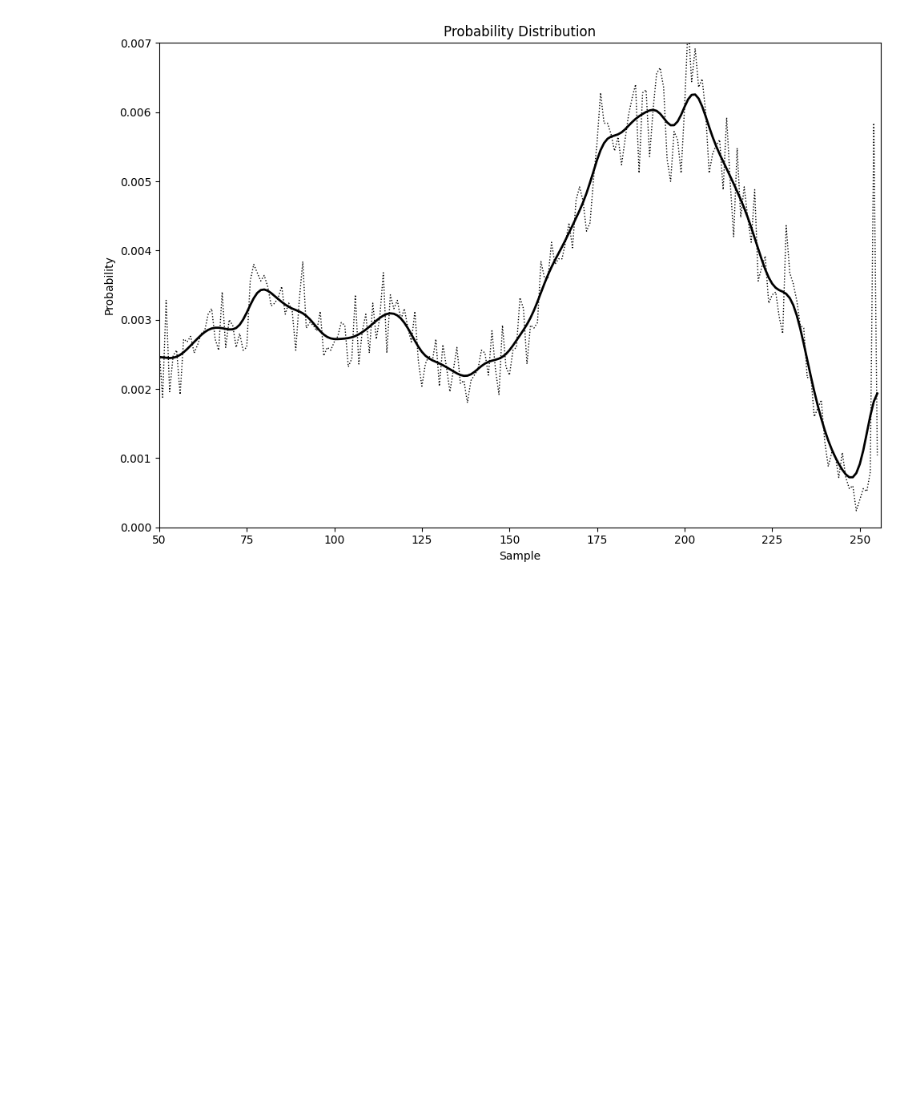
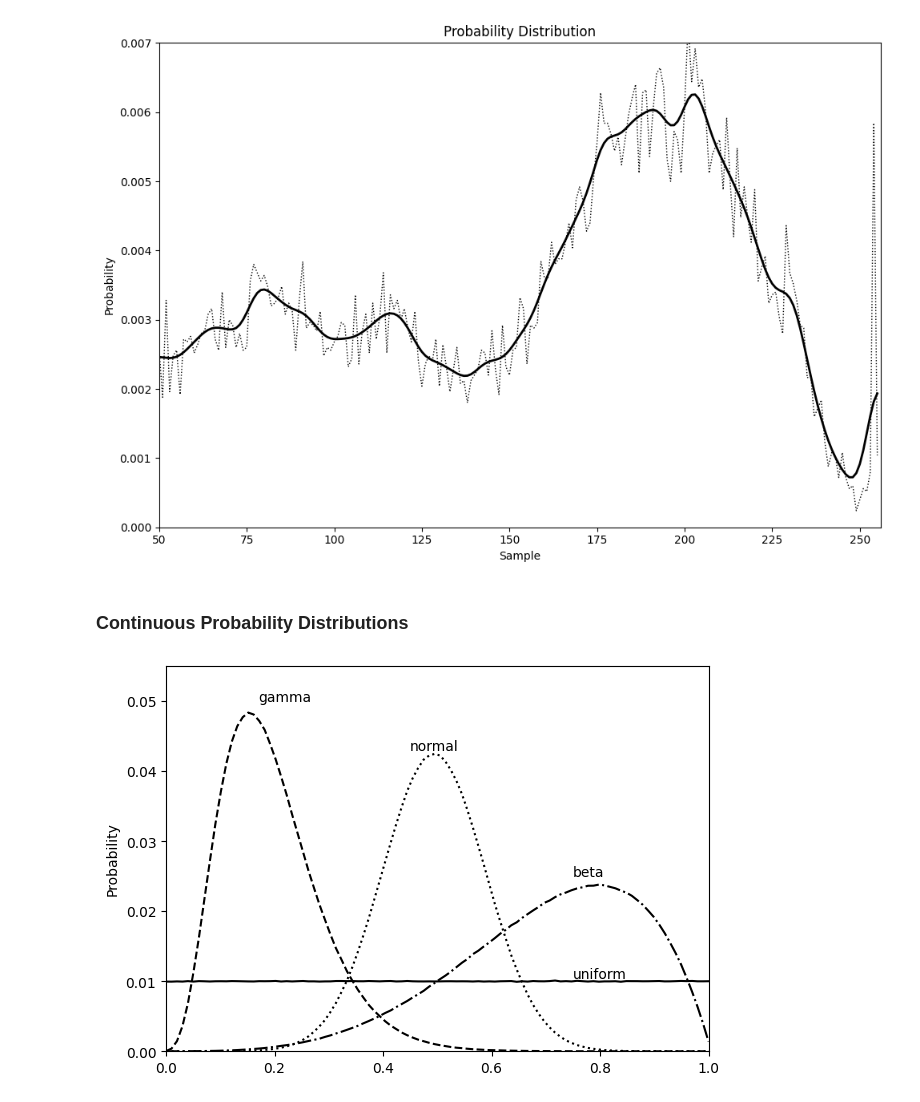
Before and after one commit to Hovohoangduy/math-for-deep-learning-by-ronaldT, a Jupyter notebook: chapter_3_more_probability.ipynb, the cells around one changed output. Cells and saved outputs as stored; diff of their text form; code cells hidden in the pictures; blank space fills up the shorter version.

```diff
--- a/chapter_3_more_probability.ipynb
+++ b/chapter_3_more_probability.ipynb
@@ -110,3 +133,54 @@ plt.tight_layout()
 plt.show()
 # %% [output]
 [figure]
+# %% [markdown]
+### Continuous Probability Distributions
+# %%
+import numpy as np
+import matplotlib.pyplot as plt
+
+N = 10000000
+B = 100
+
+t = np.random.random(N)
+u = np.histogram(t, bins=B)[0]
+u = u / u.sum()
+
+t = np.random.normal(0, 1, size=N)
+n = np.histogram(t, bins=B)[0]
+n = n / n.sum()
+
+t = np.random.gamma(5.0, size=N)
+g = np.histogram(t, bins=B)[0]
+g = g / g.sum()
+
+t = np.random.beta(5, 2, size=N)
+b = np.histogram(t, bins=B)[0]
+b = b / b.sum()
+
+# plot
+x = np.linspace(0, 1, 100)
+uniform = u
+normal = n
+gamma = g
+beta = b
+
+plt.figure(figsize=(7,5))
+
+plt.plot(x, uniform, linestyle='-', color='black', label="uniform")
+plt.plot(x, normal, linestyle=':', color='black', label="normal")
+plt.plot(x, gamma, linestyle='--', color='black', label="gamma")
+plt.plot(x, beta, linestyle='-.', color='black', label="beta")
+
+plt.text(0.17, 0.05, "gamma")
+plt.text(0.45, 0.043, "normal")
+plt.text(0.75, 0.025, "beta")
+plt.text(0.75, 0.0105, "uniform")
+
+plt.xlim(0, 1)
+plt.ylim(0, 0.055)
+plt.ylabel("Probability")
+
+plt.show()
+# %% [output]
+[figure, added]
```
Also changed, not shown: parts of 10 cells of this notebook, 1 other file.
